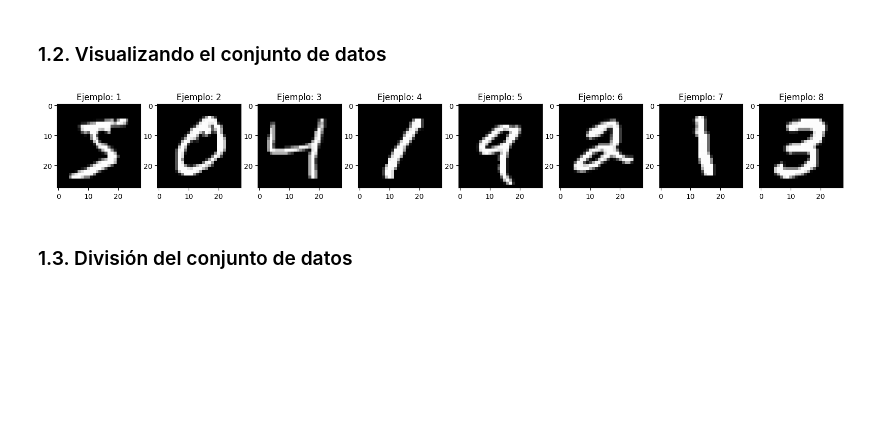
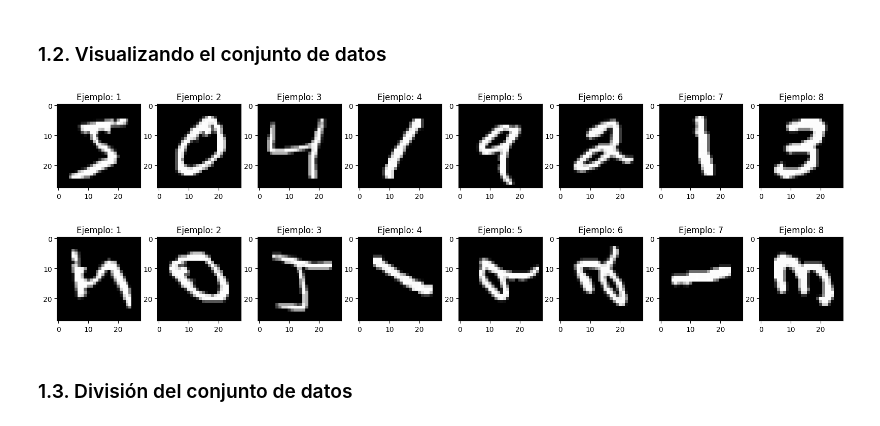
Before and after one commit to AndreyArguedas/DeepLearning, a Jupyter notebook: Documentos de Deep Learning GR 40/2024-08-29/DL_LACV_15_3_COLAB_Implementando_una_RNA_con_Keras.ipynb, the cells around one changed output. Cells and saved outputs as stored; diff of their text form; code cells hidden in the pictures; blank space fills up the shorter version.

```diff
--- a/Documentos de Deep Learning GR 40/2024-08-29/DL_LACV_15_3_COLAB_Implementando_una_RNA_con_Keras.ipynb
+++ b/Documentos de Deep Learning GR 40/2024-08-29/DL_LACV_15_3_COLAB_Implementando_una_RNA_con_Keras.ipynb
@@ -77,6 +123,17 @@ for index, digit in zip(range(1, 9), X_train[:8]):
 plt.show()
 # %% [output]
 [figure]
+# %%
+#Aqui aplicaremos una rotacion, este codigo va a servir para luego manejar otras opciones de filtrado
+plt.figure(figsize=(20, 4))
+
+for index, digit in zip(range(1, 9), X_train[:8]):
+    plt.subplot(1, 8, index)
+    plt.imshow(np.reshape(np.rot90(digit), (28,28)), cmap=plt.cm.gray)
+    plt.title('Ejemplo: ' + str(index))
+plt.show()
+# %% [output]
+[figure, added]
 # %% [markdown]
 ### 1.3. División del conjunto de datos
 # %% [markdown]
```
Also changed, not shown: parts of 24 cells of this notebook, 3 other files.
